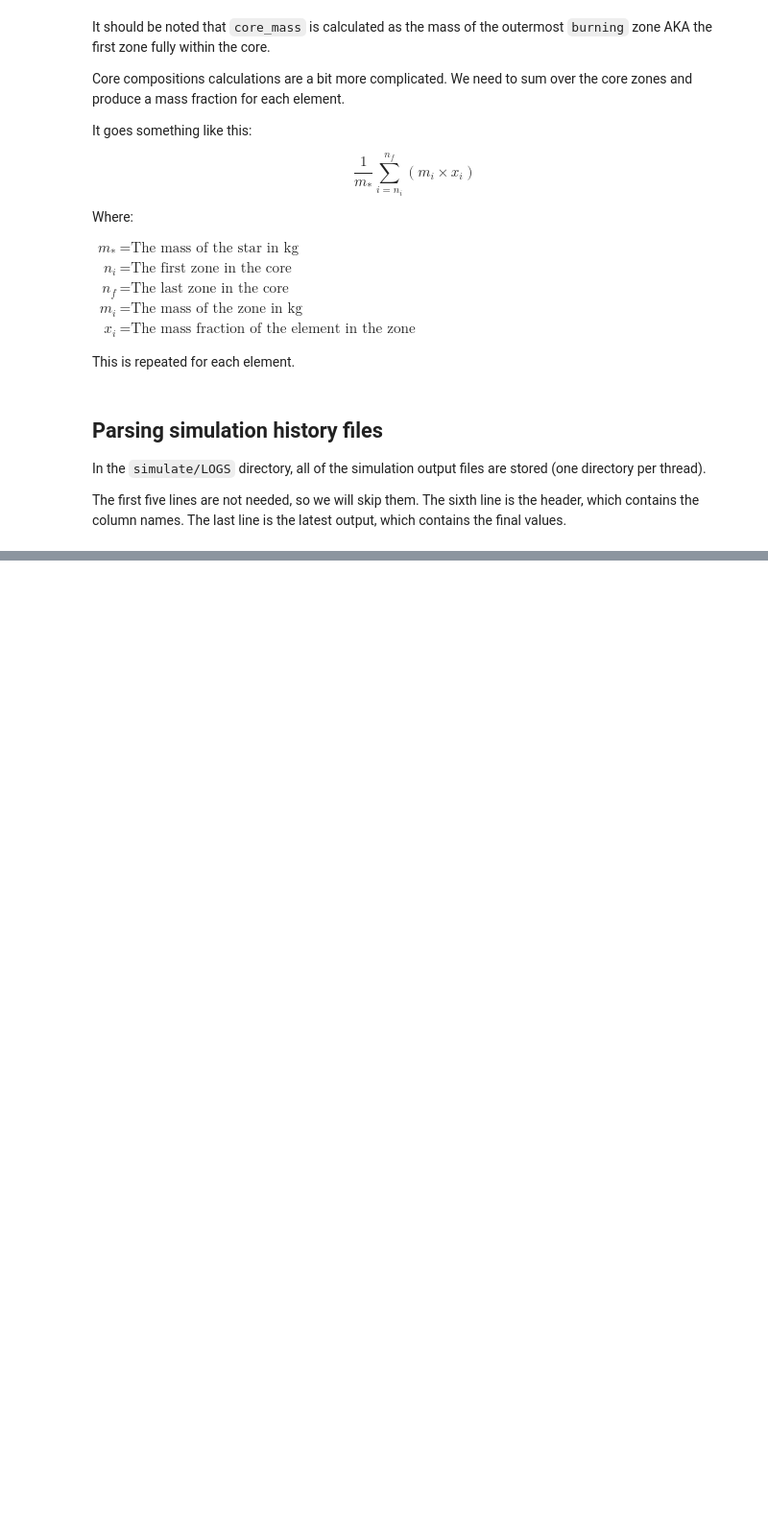
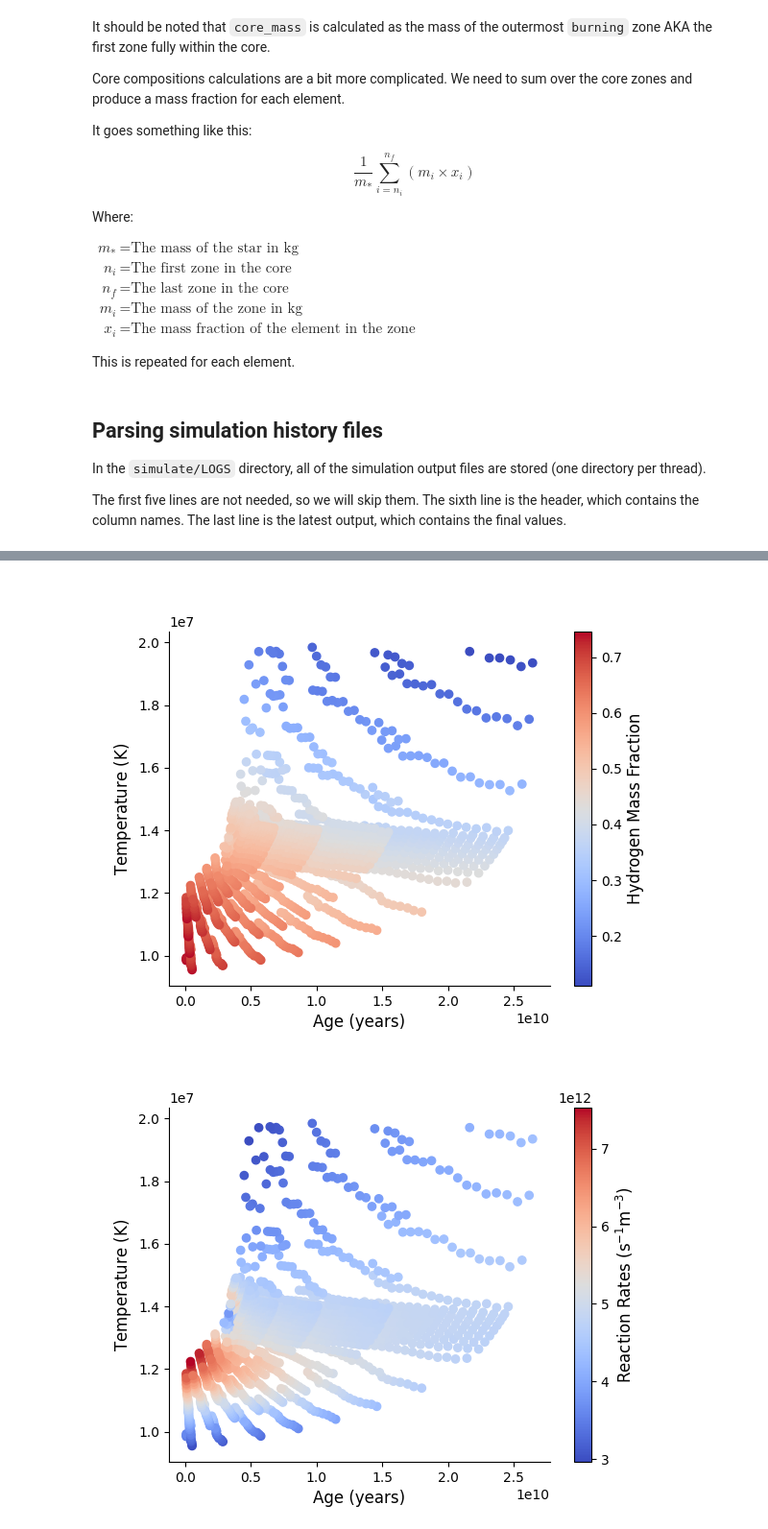
Before and after one commit to max-widmaier/Stellar-Nuclear-Research, a Jupyter notebook: sts_analysis.ipynb, the cells around one changed output, grey strips where cells are left out. Shown at 96% size. Cells and saved outputs as stored; diff of their text form; code cells hidden in the pictures; blank space fills up the shorter version.

```diff
--- a/sts_analysis.ipynb
+++ b/sts_analysis.ipynb
@@ -477,0 +484,58 @@ ax.scatter(data['he3_number_density'], data['reaction_rates_per_unit_volume'])
+# %%
+# Aux graphs - Age vs. Temp with H as color + reaction as color
+# Aux graphs - density vs temp, with H as color
+# Aux graphs - mass vs reaction rates
+
+def graph(x, y, save_to, label_x, label_y, z=None, z_label=None, df=data, parent=None):
+    fig = plt.figure()
+    ax = fig.add_subplot()
+
+    x_col = x
+    y_col = y
+    z_col = z
+
+    # Generate random data
+    x = (df[x])
+    y = (df[y])
+    # z = (data['reaction_rates_per_unit_volume'])
+
+    if z:
+        z = df[z]
+        if parent is not None:
+            scatter = ax.scatter(x, y, marker='o', c=z, cmap='coolwarm', vmin=parent[z_col].min(), vmax=parent[z_col].max())
+        else:
+            scatter = ax.scatter(x, y, marker='o', c=z, cmap='coolwarm')
+        cbar = plt.colorbar(scatter)
+        cbar.set_label(z_label, fontsize=12)
+
+    else:
+        ax.scatter(x, y, marker='o')
+
+    ax.set_xlabel(label_x, size=12)
+    ax.set_ylabel(label_y, size=12)
+    ax.spines["top"].set_visible(False)
+    ax.spines["right"].set_visible(False)
+
+    if parent is not None:
+        ax.set_xlim(parent[x_col].min(), parent[x_col].max())
+        ax.set_ylim(parent[y_col].min(), parent[y_col].max())
+
+    fig.savefig(f'./figs/{save_to}.pdf')  # vector for LaTeX
+    plt.show()
+
+
+graph('age', 'core_temperature', 'age_vs_temp_zH', 'Age (years)', r'Temperature ($\mathrm{K}$)', z='H',
+      z_label='Hydrogen Mass Fraction')
+graph('age', 'core_temperature', 'age_vs_temp_zReaction', 'Age (years)', r'Temperature ($\mathrm{K}$)',
+      z='reaction_rates_per_unit_volume', z_label=r'Reaction Rates ($\mathrm{s}^{-1}\mathrm{m}^{-3}$)')
+graph('he3_number_density', 'core_temperature', 'density_vs_temp_zH', r'${}^3$He Number Density ($\mathrm{m}^{-3}$)',
+      r'Temperature ($\mathrm{K}$)', z='H', z_label='Hydrogen Mass Fraction')
+
+for mass in data['mass'].unique():
+    slice = data[data['mass'] == mass]
+    graph('he3_number_density', 'core_temperature', f'density_vs_temp_zReactions_m_{mass:.1f}'.replace('.', '_'),
+          r'${}^3$He Number Density ($\mathrm{m}^{-3}$)', r'Temperature ($\mathrm{K}$)', z='reaction_rates_per_unit_volume',
+          z_label=r'Reaction Rates ($\mathrm{s}^{-1}\mathrm{m}^{-3}$)', df=slice, parent=data)
+# %% [output]
+[figure, added]
+[figure, added]
```
Also changed, not shown: parts of 19 cells of this notebook, 18 other files.
